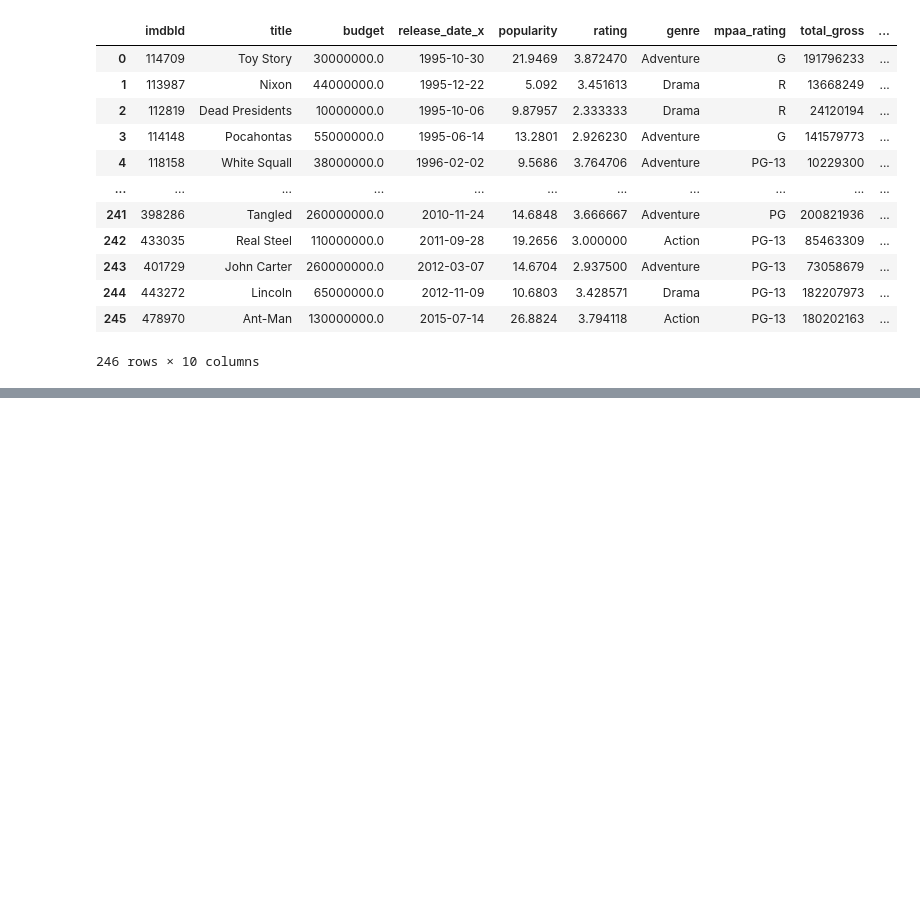
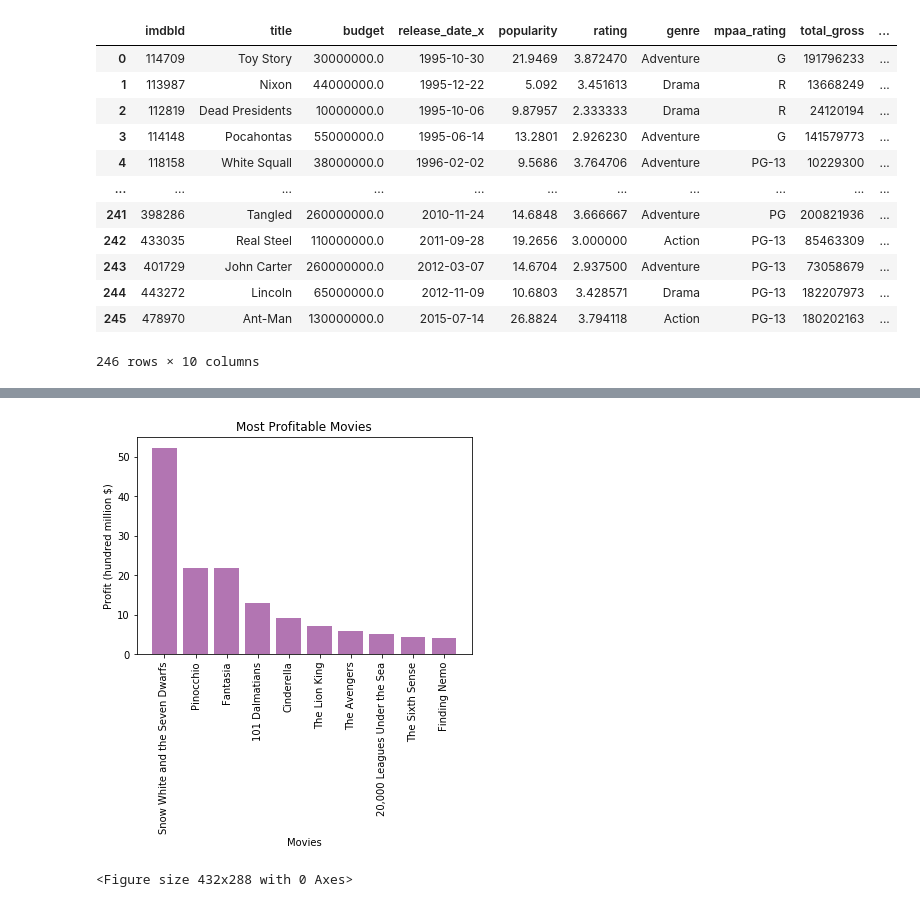
Before and after one commit to theriotn95/ETL-Project, a Jupyter notebook: movies_etl.ipynb, the cells around one changed output, grey strips where cells are left out. Drawn from its saved outputs; the diff is of its cells as text; code cells hidden in the pictures; blank space fills up the shorter version.

Commit message:
adding images

```diff
--- a/movies_etl.ipynb
+++ b/movies_etl.ipynb
@@ -242,0 +305,28 @@ disney_df
+# %%
+profit = [52.27, 21.86, 21.85, 13.09, 9.18, 7.17, 6.0, 5.23, 4.45, 4.24]
+index = ['Snow White and the Seven Dwarfs', 'Pinocchio', 'Fantasia', '101 Dalmatians', 'Cinderella', 'The Lion King',
+        'The Avengers', '20,000 Leagues Under the Sea', 'The Sixth Sense', 'Finding Nemo']
+y_pos = np.arange(len(index))
+
+# Create bars and choose color
+plt.bar(y_pos, profit, color = (0.5,0.1,0.5,0.6))
+
+# Add title and axis names
+plt.title('Most Profitable Movies')
+plt.xlabel('Movies')
+plt.ylabel('Profit (hundred million $)')
+
+# Limits for the Y axis
+plt.ylim(0,55)
+
+# Create names
+plt.xticks(y_pos, index)
+plt.xticks(rotation=90)
+
+# Show graphic
+plt.show()
+
+plt.savefig ('Images/fig2.png')
+# %% [output]
+[figure, added]
+<Figure size 432x288 with 0 Axes>
```
Also changed, not shown: parts of 6 cells of this notebook, 2 other files.
